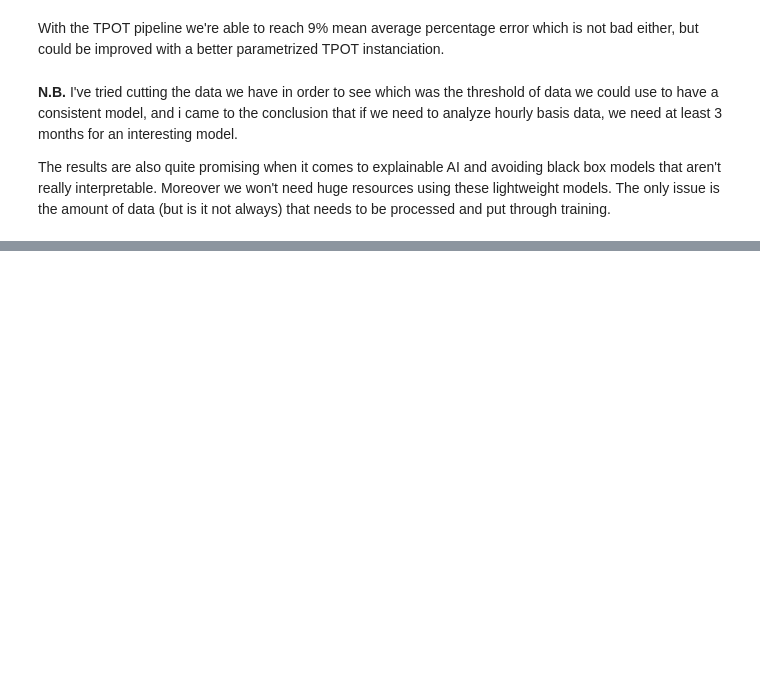
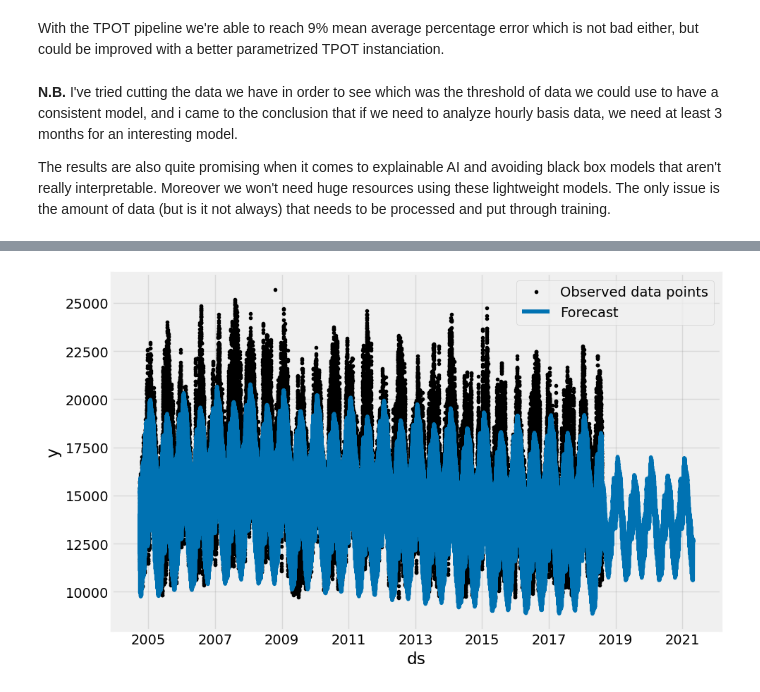
Before and after one commit to sudo-fr/data-exploration, a Jupyter notebook: src/TPOT/time_series_forecasting.ipynb, the cells around one changed output, grey strips where cells are left out. Drawn from its saved outputs; the diff is of its cells as text; code cells hidden in the pictures; blank space fills up the shorter version.

```diff
--- a/src/TPOT/time_series_forecasting.ipynb
+++ b/src/TPOT/time_series_forecasting.ipynb
@@ -374,0 +405,4 @@ The results are also quite promising when it comes to explainable AI and avoidin
+# %%
+fig1 = m.plot(forecast, uncertainty=False, include_legend=True)
+# %% [output]
+[figure, added]
```
Also changed, not shown: parts of 18 cells of this notebook, 1 other file.
